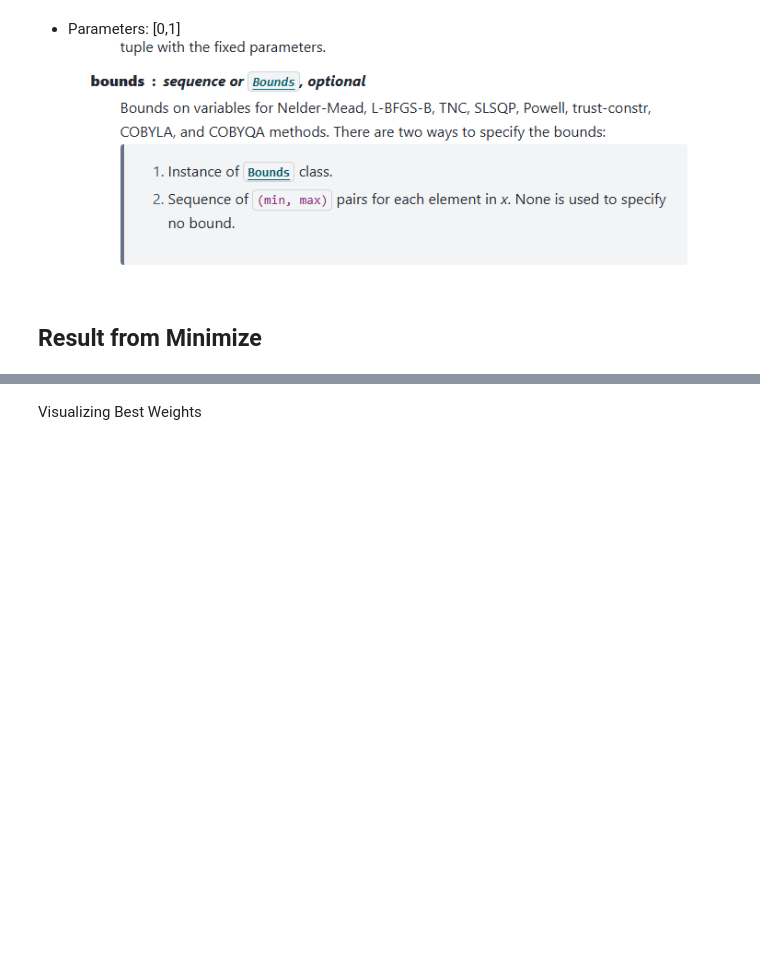
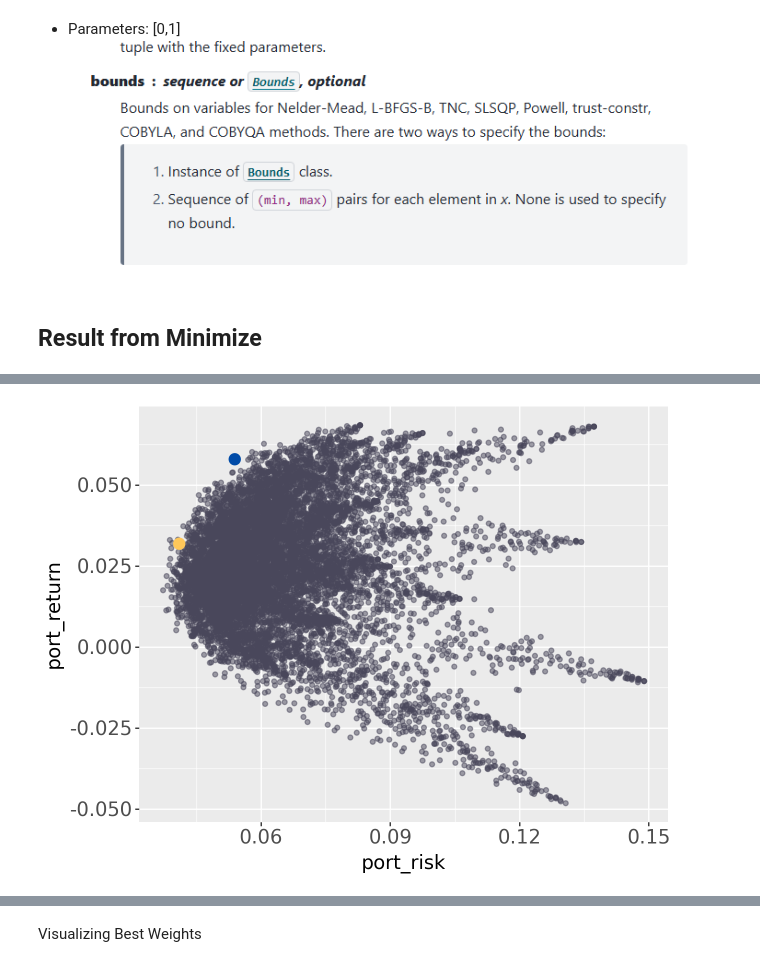
Before and after one commit to jorgelopez141/Markowitz-Optim-with-Time-Series-Foreacast, a Jupyter notebook: Markowitz/01_checkpoint_SharpeAndMinimize.ipynb, the cells around one changed output, grey strips where cells are left out. Cells and saved outputs as stored; diff of their text form; code cells hidden in the pictures; blank space fills up the shorter version.

```diff
--- a/Markowitz/01_checkpoint_SharpeAndMinimize.ipynb
+++ b/Markowitz/01_checkpoint_SharpeAndMinimize.ipynb
@@ -43,0 +48,7 @@ training_pct_change=training_1y_endJul2024.pct_change().dropna()
+# %%
+weights_DJI=training_1y_endJul2024 >> filter(_.index == _.index.max()) >> _.apply(lambda x: x/sum(x), axis=1) >> _.iloc[0,:]
+# %%
+mean_DJI = training_pct_change.dot(weights_DJI).mean()*41
+sd_DJI = training_pct_change.dot(weights_DJI).std()*np.sqrt(41)
+
+print(f"Sharpe DJI = {mean_DJI/sd_DJI}")
@@ -99,0 +125,2 @@ for _iterRow in df_weights.values:
+# %%
+df_small_DJI=pd.DataFrame({'x': [sd_DJI], 'y': [mean_DJI]} )
@@ -99,0 +132,10 @@ for _iterRow in df_weights.values:
+# %%
+risk_vs_return_graph=df_weights >> ggplot() + geom_point(aes(x='port_risk', y = 'port_return'), alpha=0.5, color = '#49475B' ) + \
+geom_point(df_small_DJI,aes(x='x',y='y'), color='#FFC759', size=4 ) + \
+    geom_point(df_weights >> arrange(-_.sharpe) >> head(1), aes(x='port_risk', y = 'port_return'), size=4, color = '#004BA8')+\
+    theme(text=element_text(family='sans-serif',size=14)
+    )
+
+risk_vs_return_graph
+# %% [output]
+[figure, added]
```
Also changed, not shown: parts of 48 cells of this notebook, 12 other files.
